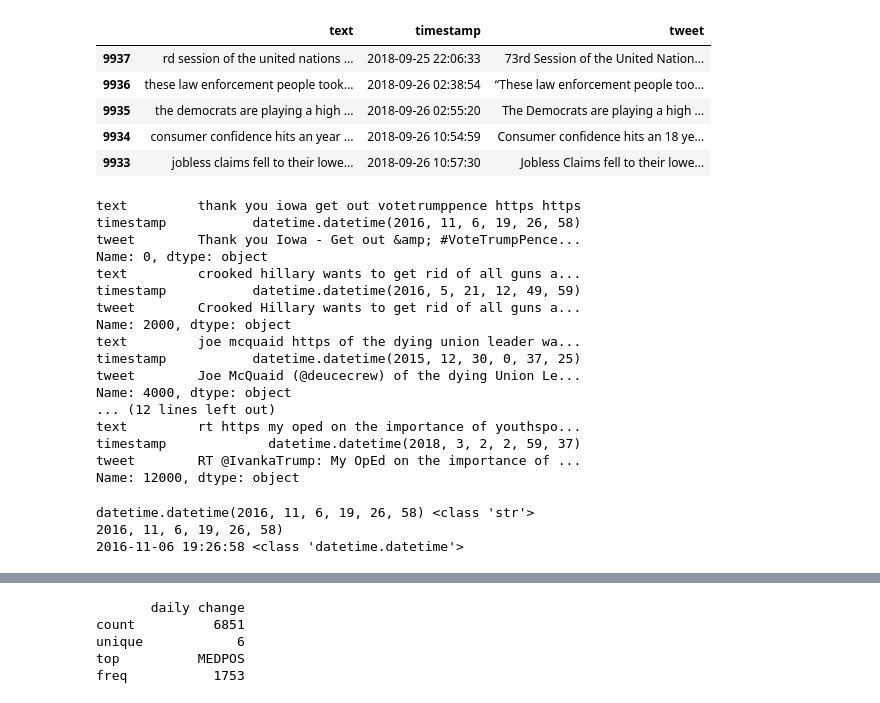
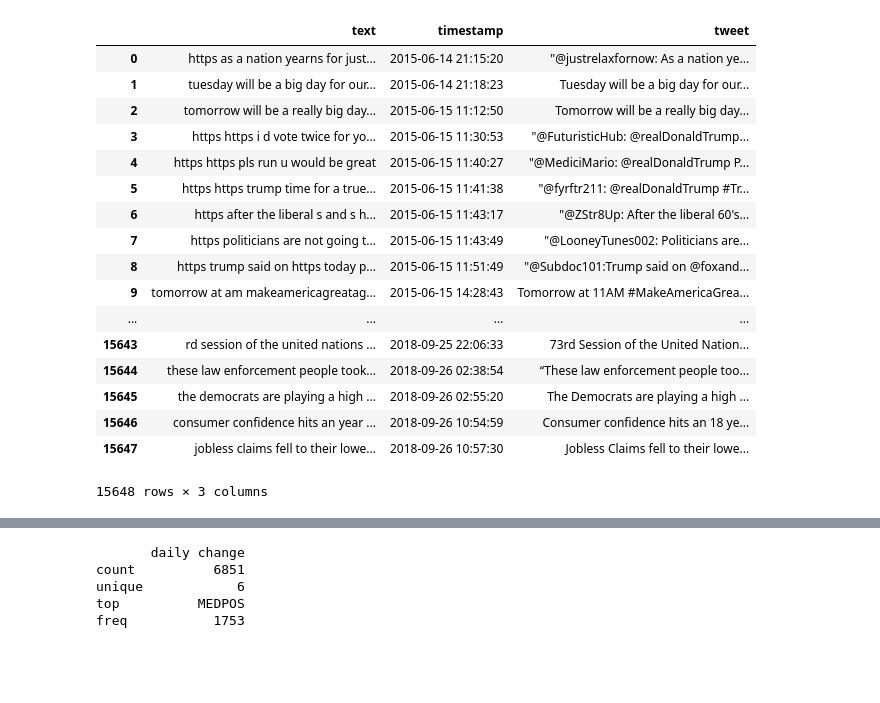
Before and after one commit to vvenla/trumponator, a Jupyter notebook: source/combine_tweets_and_stocks.ipynb, the cells around one changed output, grey strips where cells are left out. Saved outputs shown, nothing was run; the diff lists cells and outputs as text; code cells hidden in the pictures; blank space fills up the shorter version.

Commit message:
combine tweets and stock data updated

```diff
--- a/source/combine_tweets_and_stocks.ipynb
+++ b/source/combine_tweets_and_stocks.ipynb
@@ -27,57 +23,21 @@ freq                           18
 # %%
-tweets_df.tail()
+tweets_df
 # %% [output]
 |  | text | timestamp | tweet |
-| 9937 | rd session of the united nations ... | 2018-09-25 22:06:33 | 73rd Session of the United Nation... |
-| 9936 | these law enforcement people took... | 2018-09-26 02:38:54 | “These law enforcement people too... |
-| 9935 | the democrats are playing a high ... | 2018-09-26 02:55:20 | The Democrats are playing a high ... |
-| 9934 | consumer confidence hits an year ... | 2018-09-26 10:54:59 | Consumer confidence hits an 18 ye... |
-| 9933 | jobless claims fell to their lowe... | 2018-09-26 10:57:30 | Jobless Claims fell to their lowe... |
+| 0 | https as a nation yearns for just... | 2015-06-14 21:15:20 | "@justrelaxfornow: As a nation ye... |
+| 1 | tuesday will be a big day for our... | 2015-06-14 21:18:23 | Tuesday will be a big day for our... |
+| 2 | tomorrow will be a really big day... | 2015-06-15 11:12:50 | Tomorrow will be a really big day... |
+| 3 | https https i d vote twice for yo... | 2015-06-15 11:30:53 | "@FuturisticHub: @realDonaldTrump... |
+| 4 | https https pls run u would be great | 2015-06-15 11:40:27 | "@MediciMario: @realDonaldTrump P... |
+| 5 | https https trump time for a true... | 2015-06-15 11:41:38 | "@fyrftr211: @realDonaldTrump #Tr... |
+| 6 | https after the liberal s and s h... | 2015-06-15 11:43:17 | "@ZStr8Up: After the liberal 60's... |
+| 7 | https politicians are not going t... | 2015-06-15 11:43:49 | "@LooneyTunes002: Politicians are... |
+| 8 | https trump said on https today p... | 2015-06-15 11:51:49 | "@Subdoc101:Trump said on @foxand... |
+| 9 | tomorrow at am makeamericagreatag... | 2015-06-15 14:28:43 | Tomorrow at 11AM #MakeAmericaGrea... |
+| ... | ... | ... | ... |
+| 15643 | rd session of the united nations ... | 2018-09-25 22:06:33 | 73rd Session of the United Nation... |
+| 15644 | these law enforcement people took... | 2018-09-26 02:38:54 | “These law enforcement people too... |
+| 15645 | the democrats are playing a high ... | 2018-09-26 02:55:20 | The Democrats are playing a high ... |
+| 15646 | consumer confidence hits an year ... | 2018-09-26 10:54:59 | Consumer confidence hits an 18 ye... |
+| 15647 | jobless claims fell to their lowe... | 2018-09-26 10:57:30 | Jobless Claims fell to their lowe... |
+15648 rows × 3 columns
-# %%
-#take a look on the data in every 2k rows
-for i in range(0,tweets_df.shape[0],2000):
-    print(tweets_df.iloc[i])
-
-#notice that they are not in chronological order
-# %% [output]
-text         thank you iowa get out votetrumppence https https
-timestamp           datetime.datetime(2016, 11, 6, 19, 26, 58)
-tweet        Thank you Iowa - Get out &amp; #VoteTrumpPence...
-Name: 0, dtype: object
-text         crooked hillary wants to get rid of all guns a...
-timestamp           datetime.datetime(2016, 5, 21, 12, 49, 59)
-tweet        Crooked Hillary wants to get rid of all guns a...
-Name: 2000, dtype: object
-text         joe mcquaid https of the dying union leader wa...
-timestamp           datetime.datetime(2015, 12, 30, 0, 37, 25)
-tweet        Joe McQuaid (@deucecrew) of the dying Union Le...
-Name: 4000, dtype: object
-... (12 lines left out)
-text         rt https my oped on the importance of youthspo...
-timestamp             datetime.datetime(2018, 3, 2, 2, 59, 37)
-tweet        RT @IvankaTrump: My OpEd on the importance of ...
-Name: 12000, dtype: object
-# %%
-#example how to parse the nice datetime.datetime string...
-from datetime import datetime
-
-time = tweets_df["timestamp"][0]
-print(time,type(time))
-time = time[18:]
-print(time)
-t = datetime.strptime(time[:len(time)-1], "%Y, %m, %d, %H, %M, %S")
-print(t, type(t))
-
-def parse_to_datetime(time_string):
-    time = time_string[18:]
-    try:
-        t = datetime.strptime(time[:len(time)-1], "%Y, %m, %d, %H, %M, %S")
-    except ValueError:
-        #print("Taivas varjele mikä sieltä tulee!!! Sekunnit puuttuu", time)
-        t = datetime.strptime(time[:len(time)-1], "%Y, %m, %d, %H, %M")
-
-    return t
-# %% [output]
-datetime.datetime(2016, 11, 6, 19, 26, 58) <class 'str'>
-2016, 11, 6, 19, 26, 58)
-2016-11-06 19:26:58 <class 'datetime.datetime'>
```
Also changed, not shown: parts of 13 cells of this notebook, 4 other files.
